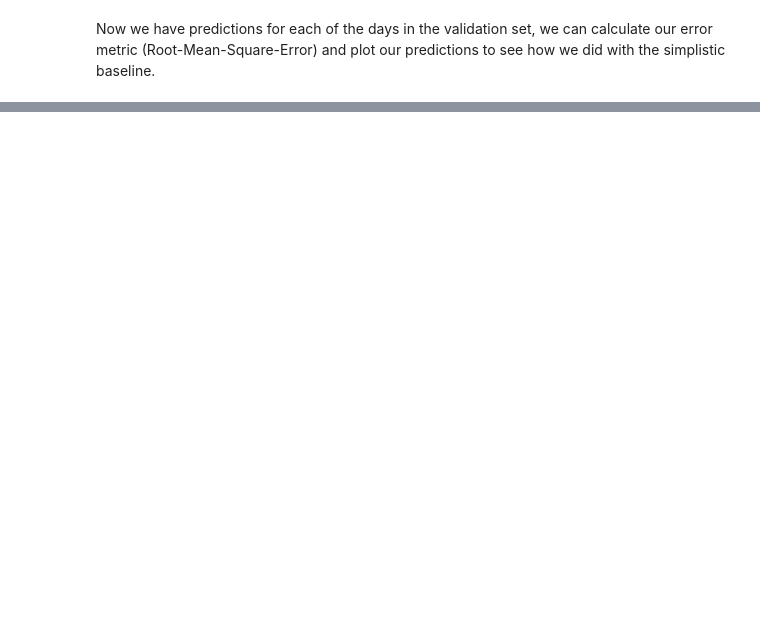
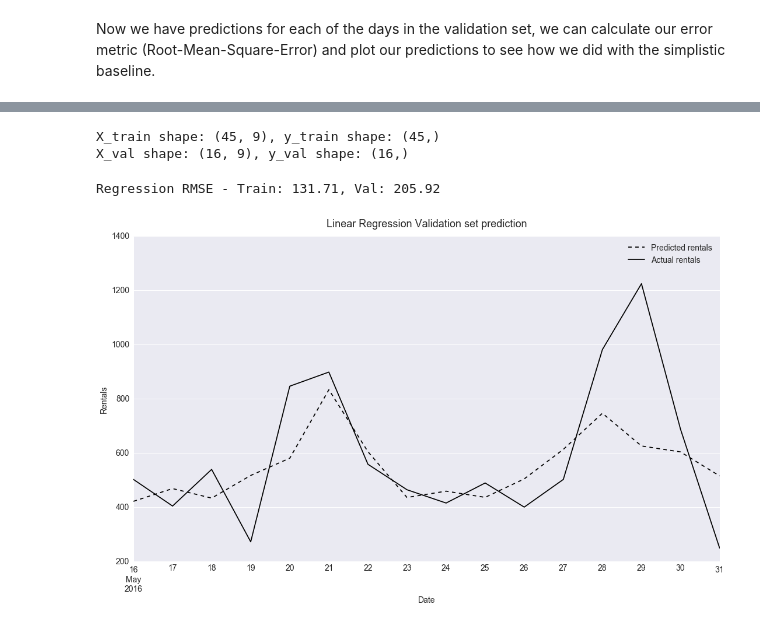
Before and after one commit to timgasser/bcycle-austin, a Jupyter notebook: notebooks/bcycle_models.ipynb, the cells around one changed output, grey strips where cells are left out. Drawn from its saved outputs; the diff is of its cells as text; code cells hidden in the pictures; blank space fills up the shorter version.

```diff
--- a/notebooks/bcycle_models.ipynb
+++ b/notebooks/bcycle_models.ipynb
@@ -363,0 +448,59 @@ pred.shape
+# %%
+# Create new time-based features, numpy arrays to train model
+reg_train_df = add_date_features(train_df)
+reg_val_df = add_date_features(val_df)
+
+X_train, y_train = reg_x_y_split(reg_train_df)
+X_val, y_val = reg_x_y_split(reg_val_df)
+
+print('X_train shape: {}, y_train shape: {}'.format(X_train.shape, y_train.shape))
+print('X_val shape: {}, y_val shape: {}'.format(X_val.shape, y_val.shape))
+# %% [output]
+X_train shape: (45, 9), y_train shape: (45,)
+X_val shape: (16, 9), y_val shape: (16,)
+# %%
+# Linear regression
+from sklearn.linear_model import LinearRegression
+from sklearn.metrics import mean_squared_error
+
+reg = LinearRegression()
+reg.fit(X_train, y_train)
+y_train_pred = reg.predict(X_train)
+reg_train_rmse = np.sqrt(mean_squared_error(y_train, y_train_pred))
+
+y_val_pred = reg.predict(X_val)
+reg_val_rmse = np.sqrt(mean_squared_error(y_val, y_val_pred))
+
+scores['reg_train_rmse'] = reg_train_rmse
+scores['reg_val_rmse'] = reg_val_rmse
+
+print('Regression RMSE - Train: {:.2f}, Val: {:.2f}'.format(reg_train_rmse, reg_val_rmse))
+# %% [output]
+Regression RMSE - Train: 131.71, Val: 205.92
+# %%
+def df_from_results(index_train, y_train, y_train_pred, index_val, y_val, y_val_pred):
+
+    train_dict = dict()
+    val_dict = dict()
+
+    train_dict['true'] = y_train
+    train_dict['pred'] = y_train_pred
+
+    val_dict['true'] = y_val
+    val_dict['pred'] = y_val_pred
+
+    train_df = pd.DataFrame(train_dict)
+    val_df = pd.DataFrame(val_dict)
+
+    train_df.index = index_train
+    val_df.index = index_val
+
+    return train_df, val_df
+
+reg_result_train_df, reg_result_val_df = df_from_results(reg_train_df['date'], y_train, y_train_pred,
+                                                         reg_val_df['date'], y_val, y_val_pred)
+# %%
+# plot_prediction(reg_result_train_df, 'pred', 'true', title='Training set prediction')
+plot_prediction(reg_result_val_df, 'pred', 'true', title='Linear Regression Validation set prediction')
+# %% [output]
+[figure, added]
```
Also changed, not shown: parts of 28 cells of this notebook, 1 other file.
